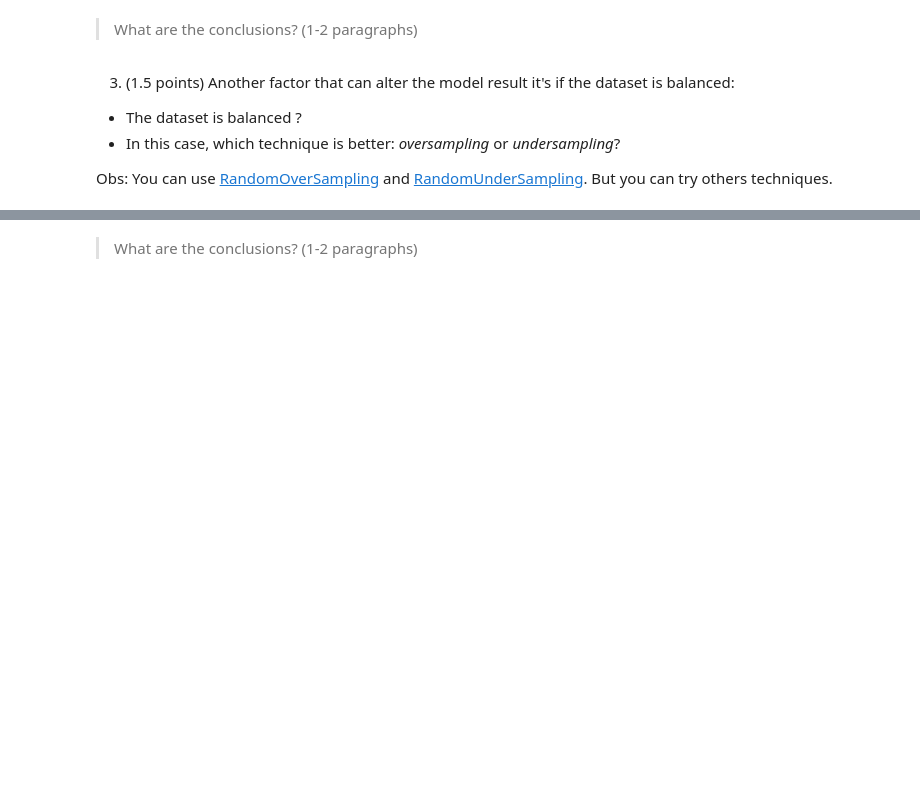
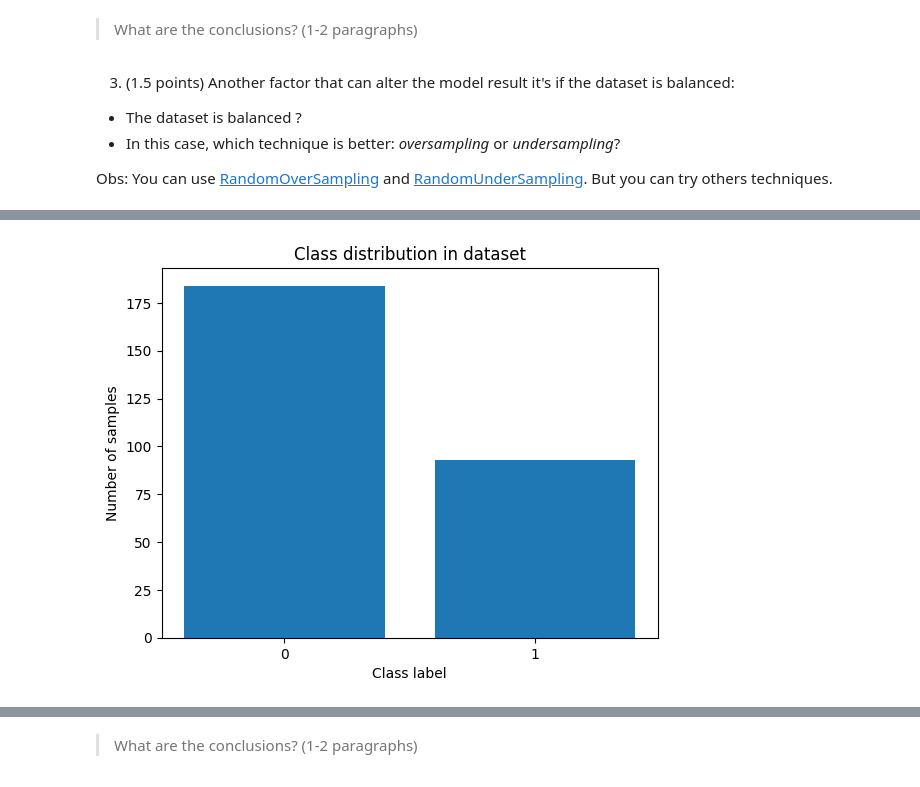
Before and after one commit to rubenscp/MO444-MC886-Tarefas, a Jupyter notebook: Tarefa 02/T2_Classical_Techniques.ipynb, the cells around one changed output, grey strips where cells are left out. Cells and saved outputs as stored; diff of their text form; code cells hidden in the pictures; blank space fills up the shorter version.

```diff
--- a/Tarefa 02/T2_Classical_Techniques.ipynb
+++ b/Tarefa 02/T2_Classical_Techniques.ipynb
@@ -454,3 +401,6 @@ df_log_reg
 277 rows × 12 columns
+# %%
+X_log_reg = df_log_reg.drop(columns=['DEATH_EVENT'])
+y_log_reg = df_log_reg[['DEATH_EVENT']]
 # %% [markdown]
 1. (0.5 points) Verify if there is any feature that has low correlation with the target variables. You can use the function [mutual_info_classification](https://scikit-learn.org/stable/modules/generated/sklearn.feature_selection.mutual_info_classif.html) to check the importance of each feature.
@@ -476,2 +531,13 @@ Obs: You can use [RandomOverSampling](https://imbalanced-learn.org/stable/refere
+# %%
+unique_labels, counts = np.unique(y_log_reg, return_counts=True)
+
+plt.bar(unique_labels, counts)
+plt.xlabel('Class label')
+plt.xticks([0, 1])
+plt.ylabel('Number of samples')
+plt.title('Class distribution in dataset')
+plt.show()
+# %% [output]
+[figure, added]
 # %%
 # TODO: Oversampling. You can use scikit-learn and imblearn libraries.
```
Also changed, not shown: parts of 29 cells of this notebook.
